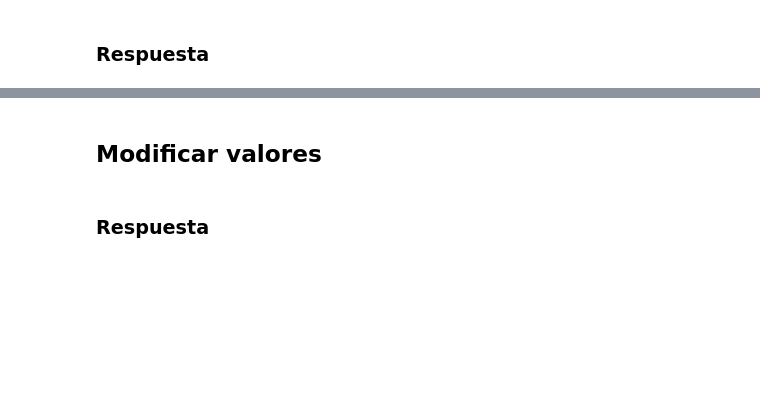
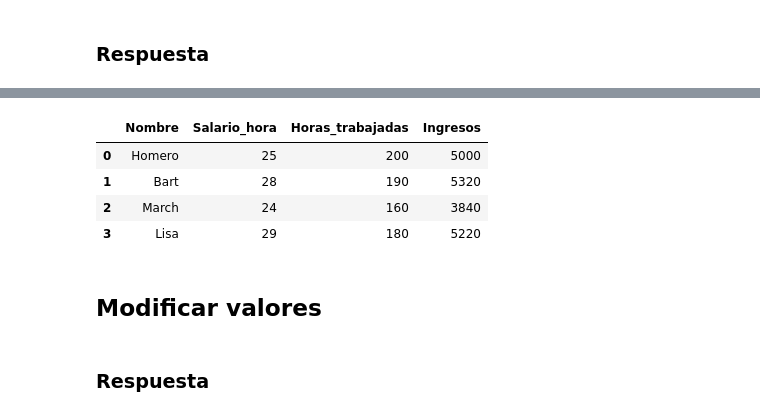
Before and after one commit to Ninigocancino/hola_pandas, a Jupyter notebook: fundamentos_pandas/manipulacion_de_datos.ipynb, the cells around one changed output, grey strips where cells are left out. Saved outputs shown, nothing was run; the diff lists cells and outputs as text; code cells hidden in the pictures; blank space fills up the shorter version.

```diff
--- a/fundamentos_pandas/manipulacion_de_datos.ipynb
+++ b/fundamentos_pandas/manipulacion_de_datos.ipynb
@@ -421,2 +425,11 @@ df_frutas_venidas
 # %% [markdown]
 ### Respuesta
+# %%
+empleados = {
+    "Nombre": ["Homero", "Bart", "March", "Lisa"],
+    "Salario_hora": [25,28,24,29],
+    "Horas_trabajadas": [200, 190, 160, 180]
+}
+# %%
+df_nomina = pd.DataFrame(empleados)
+df_nomina
@@ -423,3 +442,12 @@ df_frutas_venidas
+# %%
+df_nomina = df_nomina.assign(Ingresos=df_nomina["Horas_trabajadas"]*df_nomina["Salario_hora"])
+df_nomina
+# %% [output]
+|  | Nombre | Salario_hora | Horas_trabajadas | Ingresos |
+| 0 | Homero | 25 | 200 | 5000 |
+| 1 | Bart | 28 | 190 | 5320 |
+| 2 | March | 24 | 160 | 3840 |
+| 3 | Lisa | 29 | 180 | 5220 |
 # %% [markdown]
 ## Modificar valores
 # %% [markdown]
```
Also changed, not shown: parts of 3 cells of this notebook.
